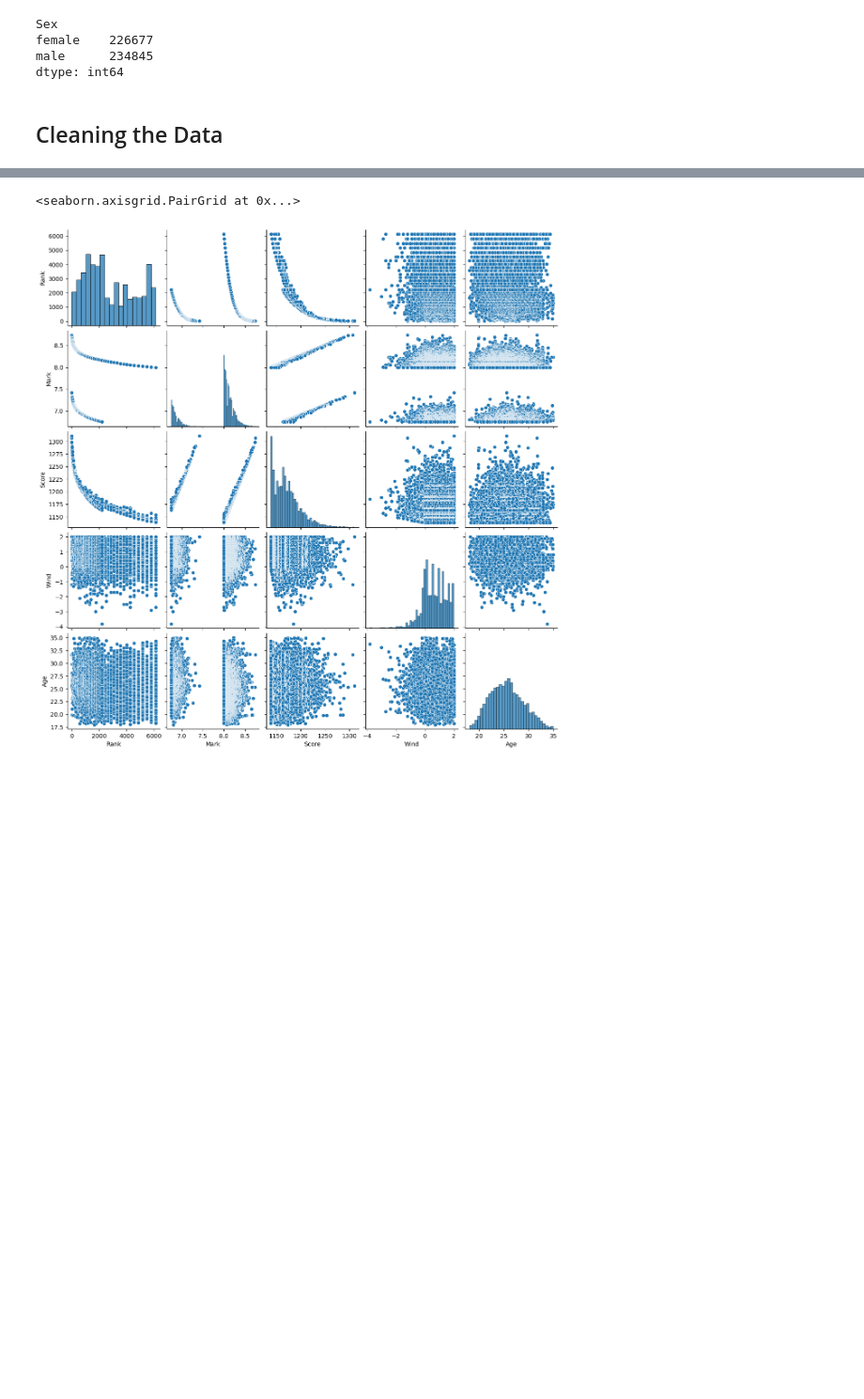
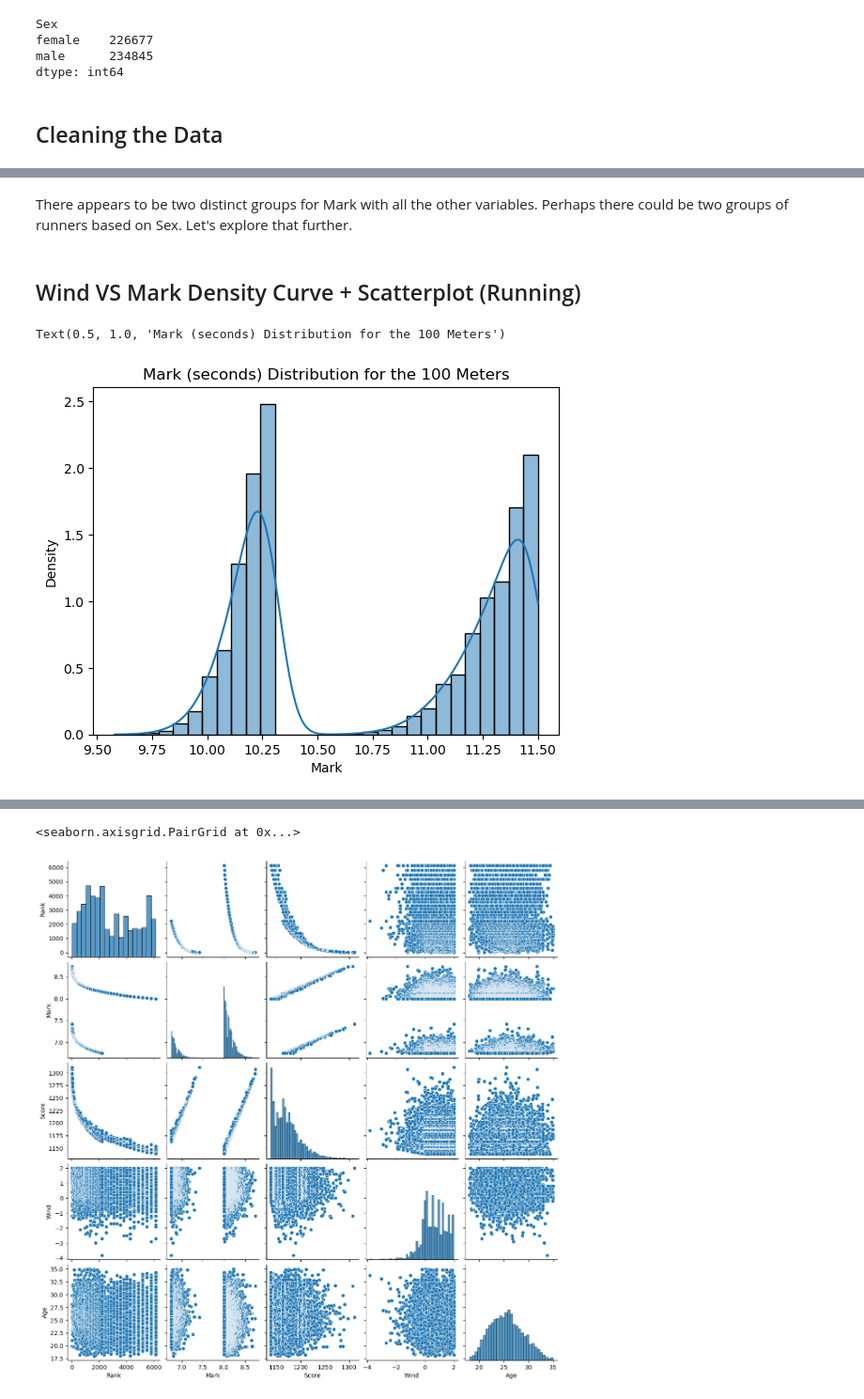
Before and after one commit to abarnes05/DS-final-project, a Jupyter notebook: Final Project.ipynb, the cells around one changed output, grey strips where cells are left out. Shown at 94% size. Saved outputs shown, nothing was run; the diff lists cells and outputs as text; code cells hidden in the pictures; blank space fills up the shorter version.

```diff
--- a/Final Project.ipynb
+++ b/Final Project.ipynb
@@ -257,0 +226,16 @@ sns.lmplot(x='Wind', y='Mark', data=running_df)
+# %% [markdown]
+There appears to be two distinct groups for Mark with all the other variables. Perhaps there could be two groups of runners based on Sex. Let's explore that further.
+# %% [markdown]
+## Wind VS Mark Density Curve + Scatterplot (Running)
+# %%
+sns.histplot(
+    data=running_df,
+    x="Mark",
+    kde=True,
+    stat="density"
+)
+
+plt.title(label = "Mark (seconds) Distribution for the 100 Meters")
+# %% [output]
+Text(0.5, 1.0, 'Mark (seconds) Distribution for the 100 Meters')
+[figure, added]
```
Also changed, not shown: parts of 35 cells of this notebook.
